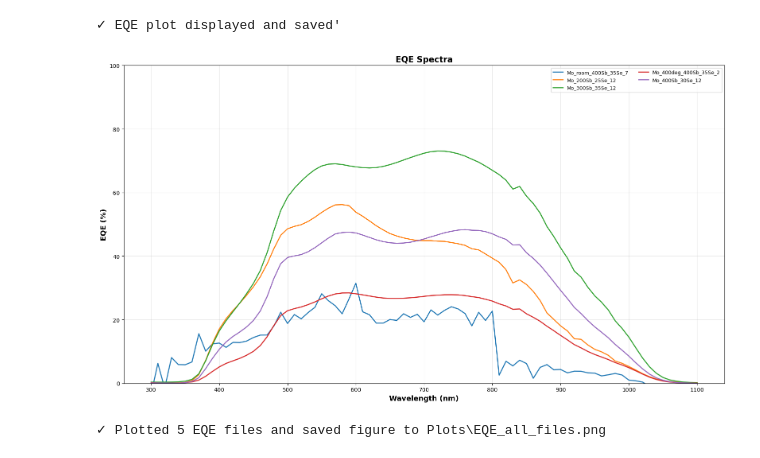
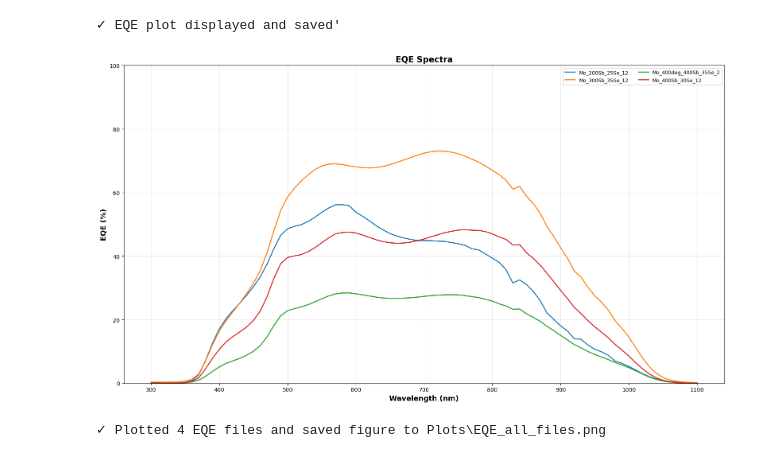
Before and after one commit to GarzonDiegoFEUP/Data_Analysis, a Jupyter notebook: EQE/EQE_Analysis.ipynb, the cells around one changed output. Cells and saved outputs as stored; diff of their text form; code cells hidden in the pictures.

```diff
--- a/EQE/EQE_Analysis.ipynb
+++ b/EQE/EQE_Analysis.ipynb
@@ -359,7 +359,7 @@ plot_folder.mkdir(parents=True, exist_ok=True)
 
 
 eqe_files = [
-    "C:/Users/jp_ol/OneDrive/Ambiente de Trabalho/TESE/Data_Analysis/data/2nd Round/EQE/Mo_room_400Sb_35Se_7_EQE.txt",
+    #"C:/Users/jp_ol/OneDrive/Ambiente de Trabalho/TESE/Data_Analysis/data/2nd Round/EQE/Mo_room_400Sb_35Se_7_EQE.txt",
     "C:/Users/jp_ol/OneDrive/Ambiente de Trabalho/TESE/Data_Analysis/data/2nd Round/EQE/Mo_200Sb_25Se_12_EQE.txt",
     "C:/Users/jp_ol/OneDrive/Ambiente de Trabalho/TESE/Data_Analysis/data/2nd Round/EQE/Mo_300Sb_35Se_12_EQE.txt",
     "C:/Users/jp_ol/OneDrive/Ambiente de Trabalho/TESE/Data_Analysis/data/2nd Round/EQE/Mo_400deg_400Sb_35Se_2_EQE.txt",
@@ -388,32 +388,32 @@ else:
             continue
 
         df[wl_col] = pd.to_numeric(df[wl_col], errors='coerce')
         df[qe_col] = pd.to_numeric(df[qe_col], errors='coerce')
         df = df.dropna(subset=[wl_col, qe_col])
 
         if df.empty:
             continue
 
         qe_values = df[qe_col]
         if qe_values.max() <= 1:
             qe_values = qe_values * 100
 
         label = path_obj.stem.replace('_EQE', '').replace('EQE', '').strip('_')
         ax.plot(df[wl_col], qe_values, label=label, linewidth=1.8)
 
     ax.set_xlabel('Wavelength (nm)', fontsize=13, fontweight='bold')
     ax.set_ylabel('EQE (%)', fontsize=13, fontweight='bold')
     ax.set_title('EQE Spectra', fontsize=15, fontweight='bold')
     ax.grid(True, alpha=0.3)
     ax.set_ylim(0, 100)
     ax.legend(fontsize=9, loc='best', ncol=2)
     plt.tight_layout()
 
     plot_file = plot_folder / 'EQE_all_files.png'
     plt.savefig(plot_file, dpi=300, bbox_inches='tight')
     plt.show()
 
     print(f"✓ Plotted {len(eqe_files)} EQE files and saved figure to {plot_file}")
 # %% [output]
-[figure, old version]
+[figure, new version]
-✓ Plotted 5 EQE files and saved figure to Plots\EQE_all_files.png
+✓ Plotted 4 EQE files and saved figure to Plots\EQE_all_files.png
```
Also changed, not shown: 27 other files.
